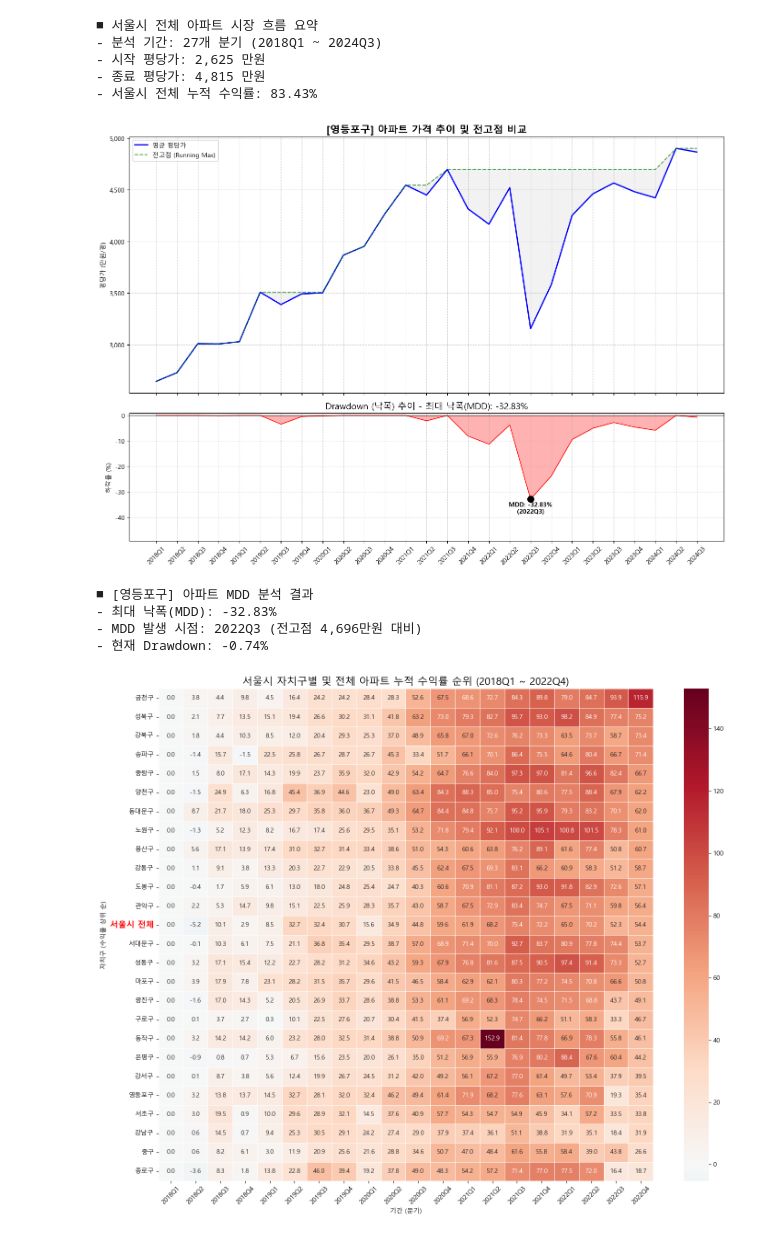
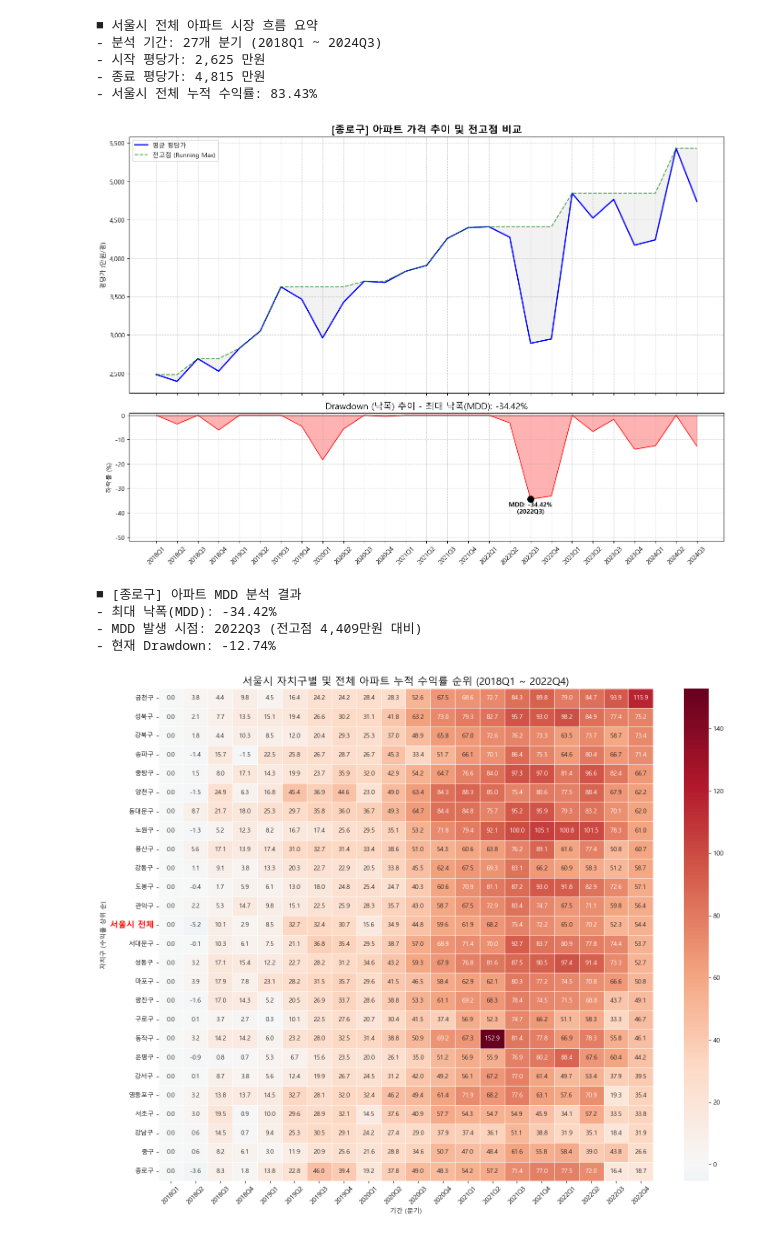
Before and after one commit to gorhkdwj/DA_Portfolio, a Jupyter notebook: 05_Basic_Project/Basic_Project_김재천.ipynb, the cells around one changed output. Cells and saved outputs as stored; diff of their text form; code cells hidden in the pictures.

```diff
--- a/05_Basic_Project/Basic_Project_김재천.ipynb
+++ b/05_Basic_Project/Basic_Project_김재천.ipynb
@@ -266,39 +266,39 @@ def visualize_mdd(bldg_type, start_year, start_quarter, duration_quarters, regio
 
     # MDD 지점 표시
     ax[1].scatter(mdd_point, mdd_val, color='black', s=100, zorder=5)
     ax[1].text(mdd_point, mdd_val - 1, f"MDD: {mdd_val:.2f}%\n({mdd_point})",
                ha='center', va='top', fontweight='bold', color='black')
 
     ax[1].set_title(f"Drawdown (낙폭) 추이 - 최대 낙폭(MDD): {mdd_val:.2f}%", fontsize=14)
     ax[1].set_ylabel("하락률 (%)")
 
     # Y축 범위 조정
     lower_lim = min(mdd_val * 1.5, -5) if mdd_val < 0 else -5
     ax[1].set_ylim(lower_lim, 1)
 
     ax[1].axhline(0, color='black', linewidth=1)
     ax[1].grid(True, linestyle='--', alpha=0.5)
 
     # X축 라벨 회전 (요청사항 반영)
     plt.xticks(rotation=45)
 
     plt.tight_layout()
     plt.show()
 
     # 결과 요약
     print(f"■ [{region}] {bldg_type} MDD 분석 결과")
     print(f"- 최대 낙폭(MDD): {mdd_val:.2f}%")
     print(f"- MDD 발생 시점: {mdd_point} (전고점 {trend_df.loc[mdd_point, 'Run_Max']:,.0f}만원 대비)")
     print(f"- 현재 Drawdown: {trend_df['Drawdown'].iloc[-1]:.2f}%")
 
 # --- 사용 예시 ---
-visualize_mdd("아파트", 2018, 1, 26, region="영등포구")
+visualize_mdd("아파트", 2018, 1, 27, region="종로구")
 # %% [output]
-[figure, old version]
+[figure, new version]
-■ [영등포구] 아파트 MDD 분석 결과
-- 최대 낙폭(MDD): -32.83%
-- MDD 발생 시점: 2022Q3 (전고점 4,696만원 대비)
-- 현재 Drawdown: -0.74%
+■ [종로구] 아파트 MDD 분석 결과
+- 최대 낙폭(MDD): -34.42%
+- MDD 발생 시점: 2022Q3 (전고점 4,409만원 대비)
+- 현재 Drawdown: -12.74%
 # %%
 def visualize_seoul_cagr_heatmap_ranked(bldg_type, start_year, start_quarter, duration_quarters):
     """
```
Also changed, not shown: parts of 6 cells of this notebook, 15 other files.
